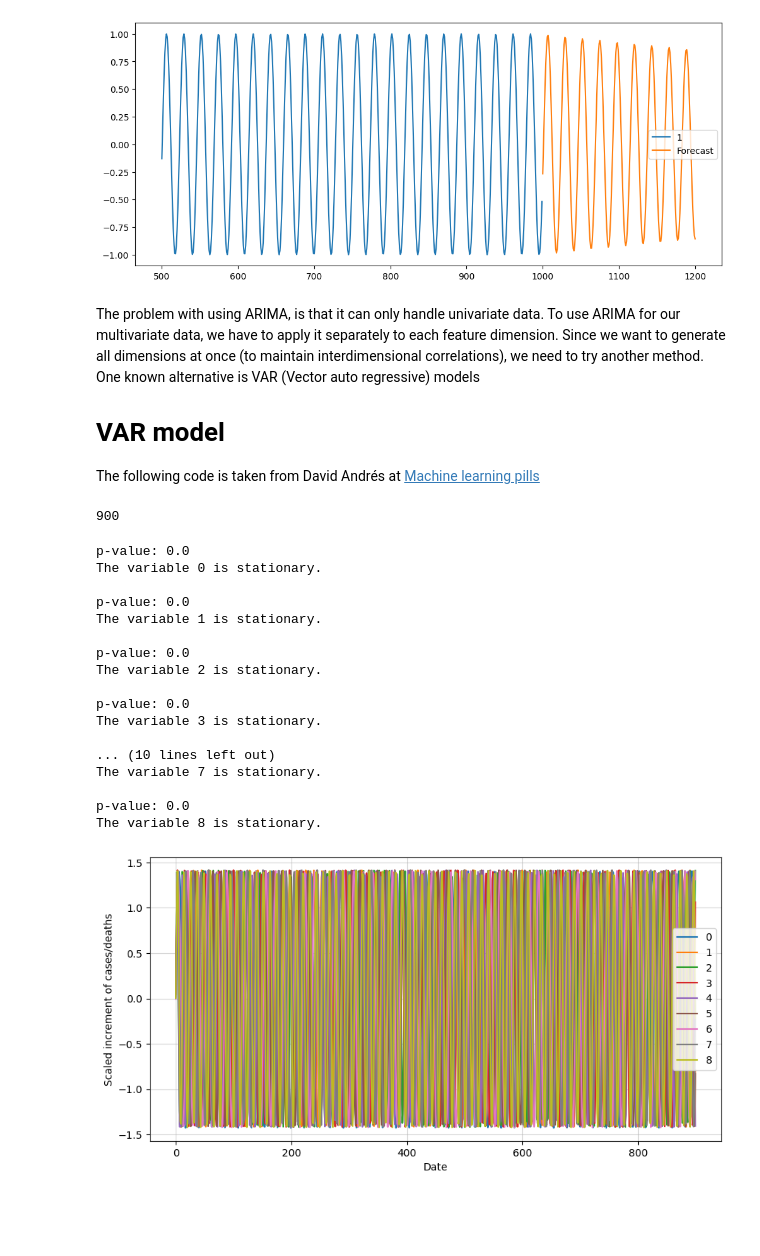
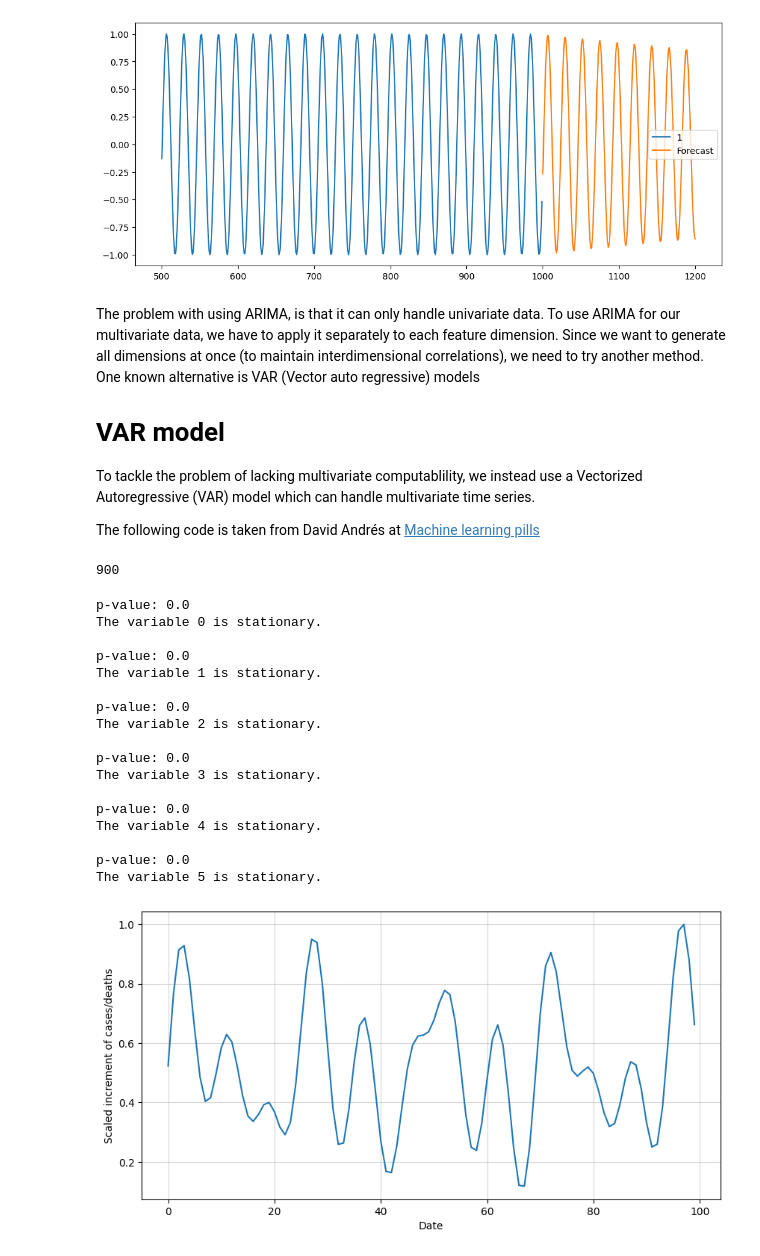
Before and after one commit to fredrikSveen/MSc_time_series_GAN, a Jupyter notebook: AR_model.ipynb, the cells around one changed output. Drawn from its saved outputs; the diff is of its cells as text; code cells hidden in the pictures; blank space fills up the shorter version.

```diff
--- a/AR_model.ipynb
+++ b/AR_model.ipynb
@@ -111,11 +111,15 @@ The problem with using ARIMA, is that it can only handle univariate data. To use
 
 
 # VAR model
+To tackle the problem of lacking multivariate computablility, we instead use a Vectorized Autoregressive (VAR) model which can handle multivariate time series.
+
 The following code is taken from David Andrés at [Machine learning pills](https://mlpills.dev/time-series/step-by-step-guide-to-multivariate-time-series-forecasting-with-var-models/)
 # %%
 import statsmodels.api as sm
 
-data = np.loadtxt(f'sine_data/sine_123_1000_9.csv', delimiter = ",",skiprows = 1)
+dim = 6
+# data = np.loadtxt(f'sine_data/sine_123_1000_9.csv', delimiter = ",",skiprows = 1) #Simple sine
+data = np.loadtxt(f'complex_sine_data/extra_comp_sine_123_1000_{6}.csv', delimiter = ",",skiprows = 1) #Complex sine
 data = pd.DataFrame(data)
 # df.head()
 # Split data into train / test sets
@@ -157,36 +161,36 @@ The variable 2 is stationary.
 p-value: 0.0
 The variable 3 is stationary.
 
-... (10 lines left out)
-The variable 7 is stationary.
+p-value: 0.0
+The variable 4 is stationary.
 
 p-value: 0.0
-The variable 8 is stationary.
+The variable 5 is stationary.
 # %%
 # Even though the data is already between -1 and 1,
 #we add this so it can be applied to more irregular data sets too
 # Import StandardScaler
-from sklearn.preprocessing import StandardScaler
+from sklearn.preprocessing import StandardScaler, MinMaxScaler
 
 # Instantiate the scaler
-scaler = StandardScaler()
+scaler = MinMaxScaler()
 
 # Transform data
 scaled_values = scaler.fit_transform(train)
 
 # Convert to dataframe
 df_scaled = pd.DataFrame(scaled_values,
                          columns=train.columns,
                          index=train.index)
 
 # Visualize data
-df_scaled.plot(figsize=(10,5))
+df_scaled[0].iloc[:100].plot(figsize=(10,5))
 plt.grid(alpha=0.5, which='both')
 plt.xlabel('Date')
 plt.ylabel('Scaled increment of cases/deaths')
 plt.show()
 # %% [output]
-[figure, old version]
+[figure, new version]
 # %%
 # Do the same for the test set
 # Define function for data transformation
```
Also changed, not shown: parts of 5 cells of this notebook, 5 other files.
